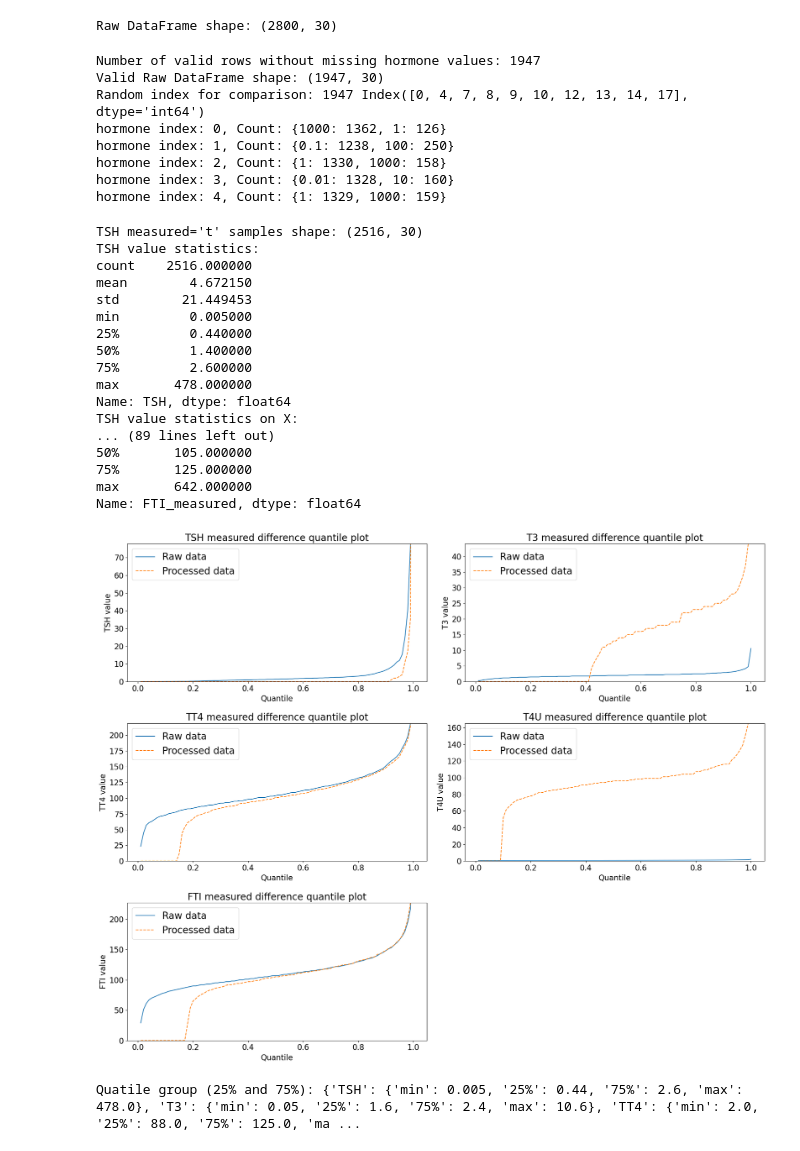
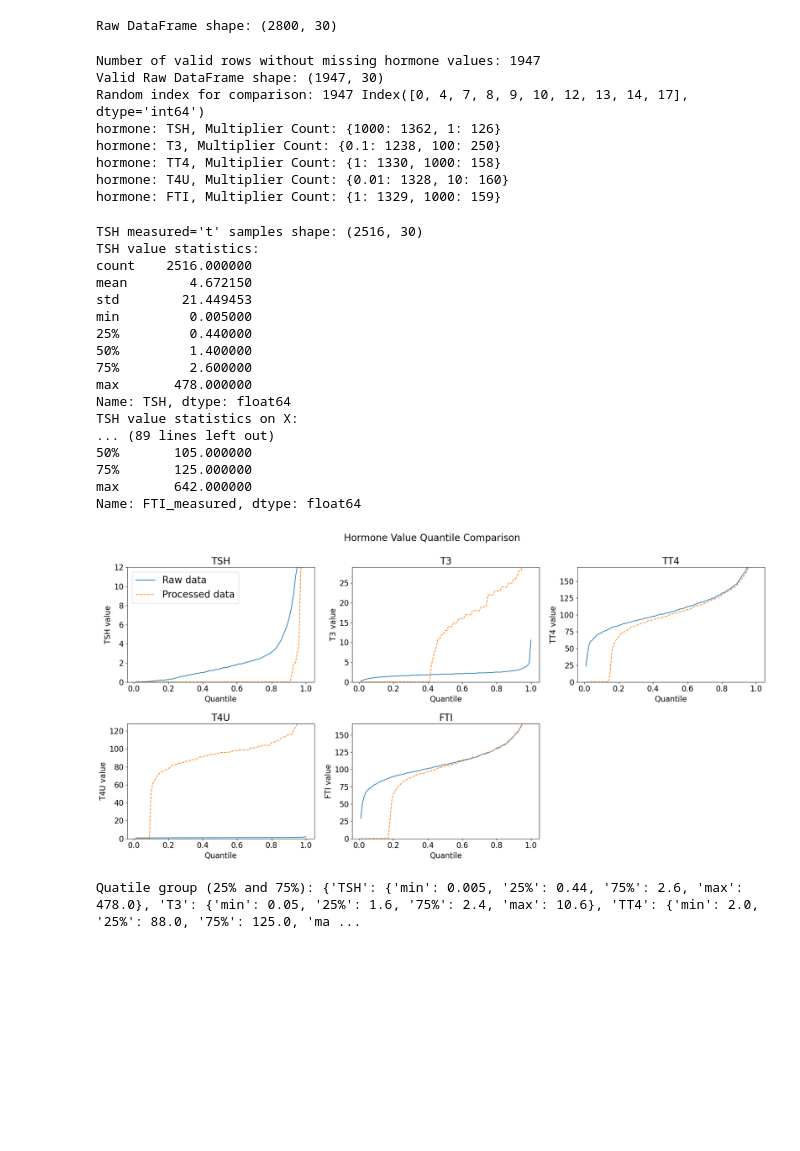
Before and after one commit to feng123liang/project, a Jupyter notebook: data_cleaning.ipynb, the cells around one changed output. Saved outputs shown, nothing was run; the diff lists cells and outputs as text; code cells hidden in the pictures; blank space fills up the shorter version.

```diff
--- a/data_cleaning.ipynb
+++ b/data_cleaning.ipynb
@@ -89,7 +87,8 @@ index_group = np.random.choice(df_raw_valid.index, size=10, replace=False)
 index_group = df_raw_valid.index
 print("Random index for comparison:", len(index_group), index_group[:10])
 
-count_dicts = {str(i): {} for i in range(5)}
+hormone_dicts = {"0": "TSH", "1": "T3", "2": "TT4", "3": "T4U", "4": "FTI"}
+count_dicts = {hormone_dicts[str(i)]: {} for i in range(5)}
 
 for index in index_group:
     df_raw_row = df_raw_valid.loc[index]
@@ -118,22 +117,23 @@ for index in index_group:
 
     # 记录每个激素的匹配倍数
     for i, m in enumerate(mul):
-        if count_dicts[str(i)].get(m) is None:
-            count_dicts[str(i)][m] = 1
-        count_dicts[str(i)][m] = count_dicts[str(i)].get(m, 0) + 1
+        hormone = hormone_dicts[str(i)]
+        if count_dicts[hormone].get(m) is None:
+            count_dicts[hormone][m] = 1
+        count_dicts[hormone][m] = count_dicts[hormone].get(m, 0) + 1
 
 # 输出每个激素的匹配计数
 for key, value in count_dicts.items():
-    print(f"hormone index: {key}, Count: {value}")
+    print(f"hormone: {key}, Multiplier Count: {value}")
 # %% [output]
 Number of valid rows without missing hormone values: 1947
 Valid Raw DataFrame shape: (1947, 30)
 Random index for comparison: 1947 Index([0, 4, 7, 8, 9, 10, 12, 13, 14, 17], dtype='int64')
-hormone index: 0, Count: {1000: 1362, 1: 126}
-hormone index: 1, Count: {0.1: 1238, 100: 250}
-hormone index: 2, Count: {1: 1330, 1000: 158}
-hormone index: 3, Count: {0.01: 1328, 10: 160}
-hormone index: 4, Count: {1: 1329, 1000: 159}
+hormone: TSH, Multiplier Count: {1000: 1362, 1: 126}
+hormone: T3, Multiplier Count: {0.1: 1238, 100: 250}
+hormone: TT4, Multiplier Count: {1: 1330, 1000: 158}
+hormone: T4U, Multiplier Count: {0.01: 1328, 10: 160}
+hormone: FTI, Multiplier Count: {1: 1329, 1000: 159}
 # %%
 # 筛选measured为't'的样本，统计各激素值分布
 plt.rcParams.update({
@@ -146,12 +146,14 @@ plt.rcParams.update({
     'figure.titlesize': 20     # 总标题大小
 })
 
-def plot_different():
-    plt.figure(figsize=(20, 16))
+def plot_different(legend_list = ['Raw data', 'Processed data']):
+    plt.figure(figsize=(20, 10))
+    plt.suptitle("Hormone Value Quantile Comparison")
+    # use the same legend
     index = 1
     quatile_group = {}
     for harmone in ['TSH', 'T3', 'TT4', 'T4U', 'FTI']:
-        plt.subplot(3, 2, index)
+        plt.subplot(2, 3, index)
         index += 1
         measured_col = f"{harmone}_" + "measured"
         df_measured = df_raw[df_raw[measured_col] == 't'].copy()
@@ -173,36 +175,39 @@ def plot_different():
         # 保持25%和75%分位数到quatile_group
         X_quantile = X_harmone_values.quantile([0.01 * t for t in range(1, 101)])
         plt.plot(quatile.index, quatile.values)
         plt.plot(X_quantile.index, X_quantile.values, linestyle='--')
-        plt.legend(['Raw data', 'Processed data'])
-        plt.ylim(0, max(np.percentile(harmone_values.dropna(), 99), np.percentile(X_harmone_values.dropna(), 99)))
-        plt.title(f"{harmone} measured difference quantile plot")
+
+        if index == 2:  # 添加图例
+            plt.legend(legend_list)
+
+        plt.ylim(0, max(np.percentile(harmone_values.dropna(), 95), np.percentile(X_harmone_values.dropna(), 95)))
+        plt.title(f"{harmone}")
         plt.xlabel("Quantile")
         plt.ylabel(f"{harmone} value")
     plt.tight_layout()
     plt.show()
     return quatile_group
 
 quatile_group = plot_different()
 print("Quatile group (25% and 75%):", quatile_group)
 # %% [output]
 TSH measured='t' samples shape: (2516, 30)
 TSH value statistics:
 count    2516.000000
 mean        4.672150
 std        21.449453
 min         0.005000
 25%         0.440000
 50%         1.400000
 75%         2.600000
 max       478.000000
 Name: TSH, dtype: float64
 TSH value statistics on X:
 ... (89 lines left out)
 50%       105.000000
 75%       125.000000
 max       642.000000
 Name: FTI_measured, dtype: float64
-[figure, old version]
+[figure, new version]
 Quatile group (25% and 75%): {'TSH': {'min': 0.005, '25%': 0.44, '75%': 2.6, 'max': 478.0}, 'T3': {'min': 0.05, '25%': 1.6, '75%': 2.4, 'max': 10.6}, 'TT4': {'min': 2.0, '25%': 88.0, '75%': 125.0, 'ma ...
 # %%
```
Also changed, not shown: parts of 2 cells of this notebook, 27 other files.
